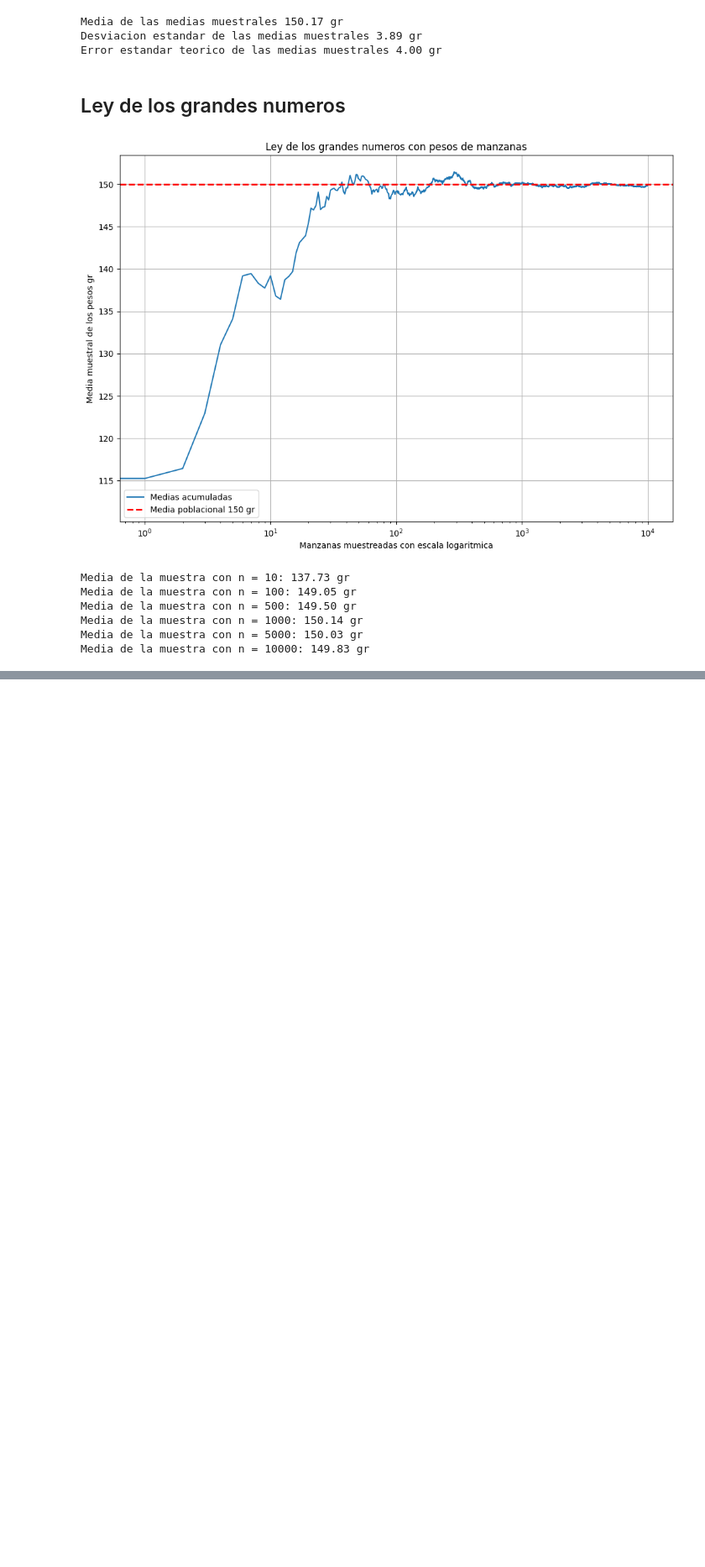
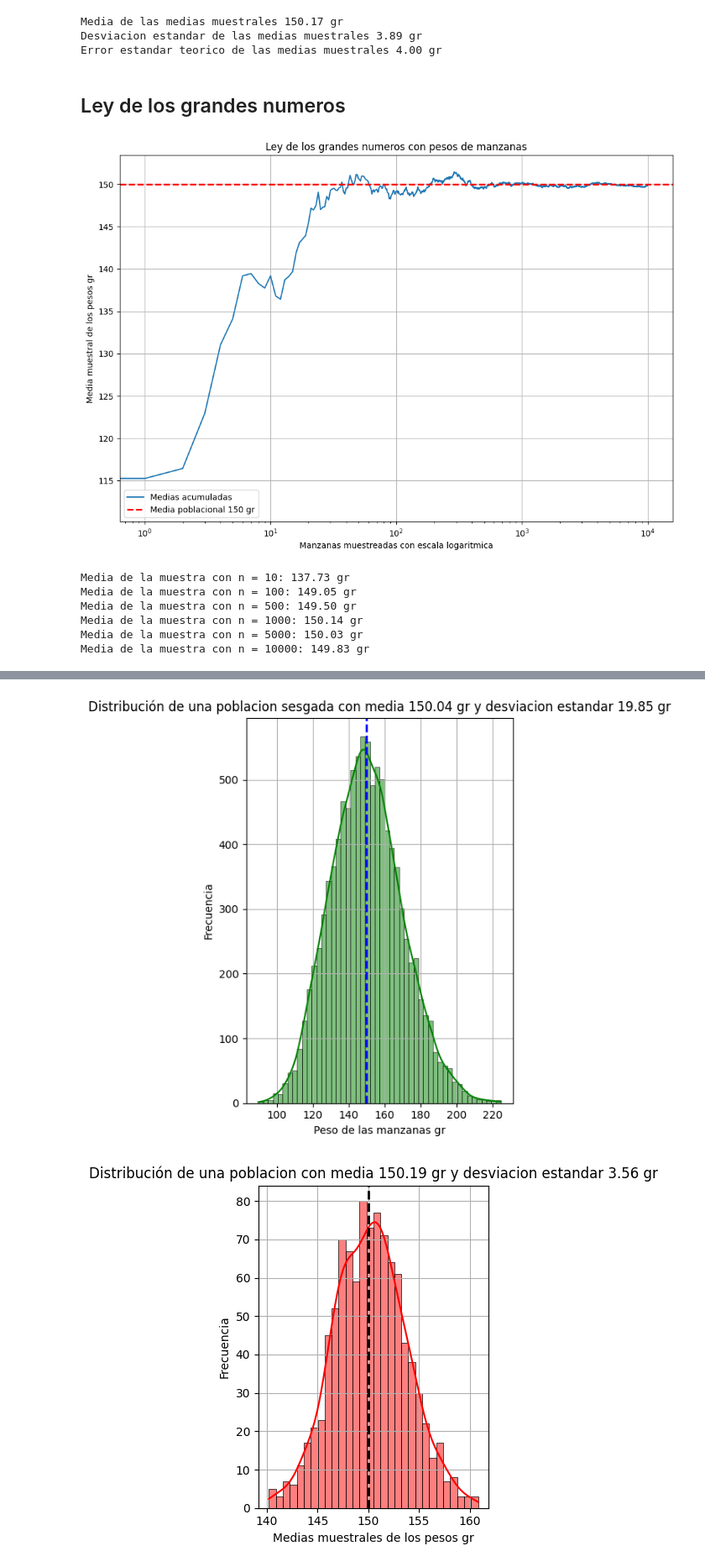
Before and after one commit to MattZG/Portafolio, a Jupyter notebook: Modulo_5.ipynb, the cells around one changed output, grey strips where cells are left out. Shown: that part at 84% size. Cells and saved outputs as stored; diff of their text form; code cells hidden in the pictures; blank space fills up the shorter version.

```diff
--- a/Modulo_5.ipynb
+++ b/Modulo_5.ipynb
@@ -105,0 +136,46 @@ Media de la muestra con n = 10000: 149.83 gr
+# %%
+import numpy as np
+import pandas as pd
+from scipy.stats import gamma
+import matplotlib.pyplot as plt
+import seaborn as sns
+
+mu_pobla = 150
+sigma_pobla = 20
+
+alpha = (mu_pobla / sigma_pobla) ** 2
+beta = sigma_pobla ** 2 / mu_pobla
+
+pobla_sesgada = gamma.rvs(a = alpha, scale = beta, size = 10000)
+
+plt.figure(figsize = (8, 6))
+plt.subplot(1, 2, 1)
+sns.histplot(pobla_sesgada, bins = 50, kde = True, color = 'green')
+plt.axvline(mu_pobla, color = 'blue', linestyle = '--', linewidth = 2, label = 'Media poblacional')
+plt.title(f'Distribución de una poblacion sesgada con media {np.mean(pobla_sesgada):.2f} gr y desviacion estandar {np.std(pobla_sesgada):.2f} gr')
+plt.xlabel('Peso de las manzanas gr')
+plt.ylabel('Frecuencia')
+plt.grid(True)
+plt.tight_layout()
+plt.show()
+
+n_muestra = 5000
+tam_muestra_tlc = 30
+media_muestra_tcl = []
+
+for _ in range(1, n_muestras):
+  muestra = np.random.choice(pobla_sesgada, size = tam_muestra_tlc, replace = True)
+  media_muestra_tcl.append(np.mean(muestra))
+
+plt.subplot(1, 2, 2)
+sns.histplot(media_muestra_tcl, bins = 30, kde = True, color = 'red')
+plt.axvline(mu_pobla, color = 'black', linestyle = '--', linewidth = 2, label = 'Media poblacional')
+plt.title(f'Distribución de una poblacion con media {np.mean(media_muestra_tcl):.2f} gr y desviacion estandar {np.std(media_muestra_tcl):.2f} gr')
+plt.xlabel('Medias muestrales de los pesos gr')
+plt.ylabel('Frecuencia')
+plt.grid(True)
+plt.tight_layout()
+plt.show()
+# %% [output]
+[figure, added]
+[figure, added]
```
Also changed, not shown: parts of 13 cells of this notebook.
